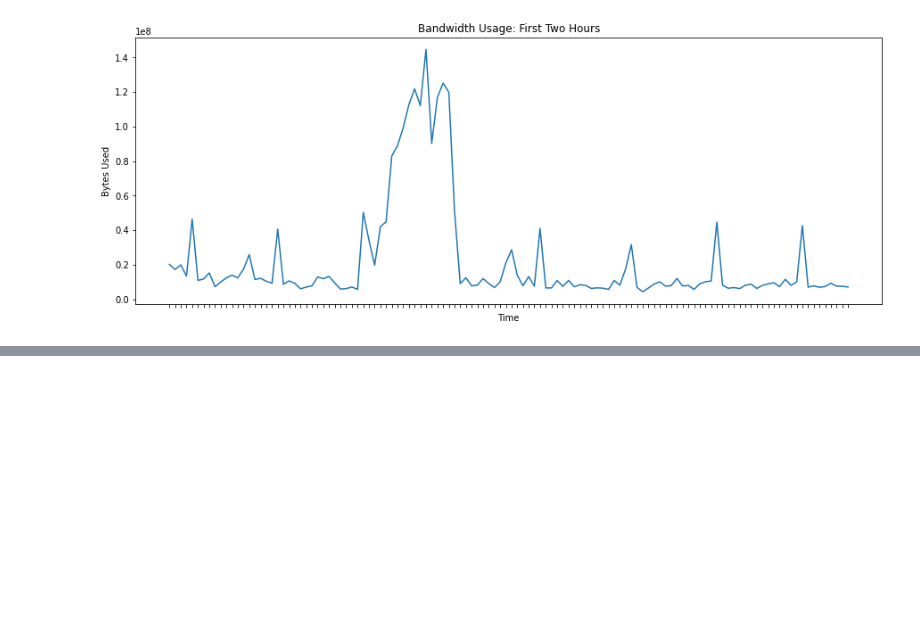
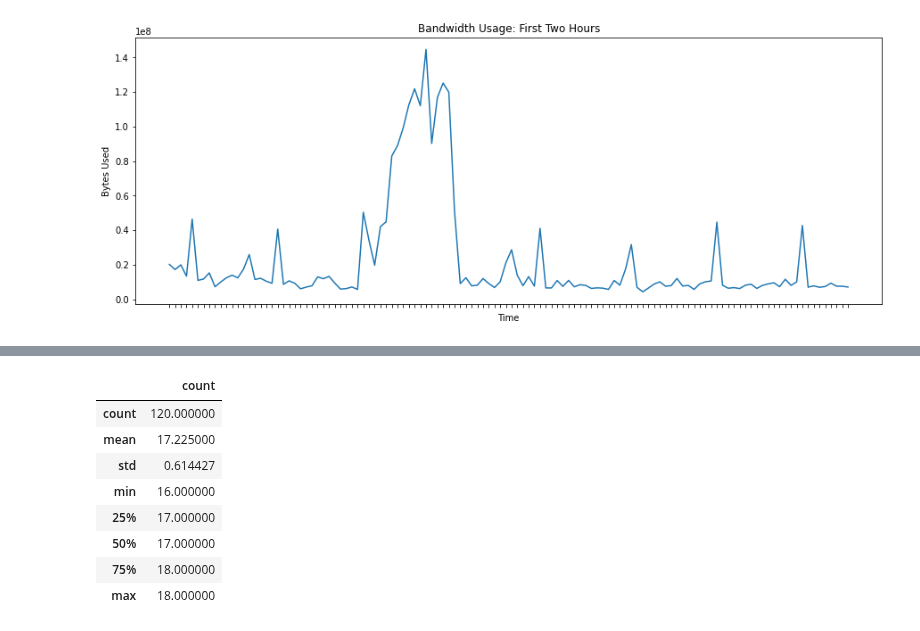
Before and after one commit to JohnnyFoulds/dsm010-2021-oct, a Jupyter notebook: coursework_02/cw02.ipynb, the cells around one changed output, grey strips where cells are left out. Drawn from its saved outputs; the diff is of its cells as text; code cells hidden in the pictures; blank space fills up the shorter version.

```diff
--- a/coursework_02/cw02.ipynb
+++ b/coursework_02/cw02.ipynb
@@ -325,0 +305,25 @@ only showing top 20 rows
+# %%
+# the filter on IP is to select only local IP addresses
+df_interval_clients = spark.createDataFrame(df_interval_type \
+    .where((df_interval_type['Interval Length'] == 'minute') &
+           (df_interval_type['interval_type'] == 'IP') &
+           (df_interval_type['IP'].startswith('192.')) &
+           (df_interval_type['Interval End'] > 0)) \
+    .drop_duplicates(['IP', 'Interval Start', 'Interval End']) \
+    .groupBy(['Interval Start']) \
+    .count() \
+    .orderBy(['Interval Start'], ascending=True) \
+    .tail(2 * 60)) \
+    .toPandas()
+
+df_interval_clients.describe()
+# %% [output]
+|  | count |
+| count | 120.000000 |
+| mean | 17.225000 |
+| std | 0.614427 |
+| min | 16.000000 |
+| 25% | 17.000000 |
+| 50% | 17.000000 |
+| 75% | 18.000000 |
+| max | 18.000000 |
```
Also changed, not shown: parts of 15 cells of this notebook, 15 other files.
